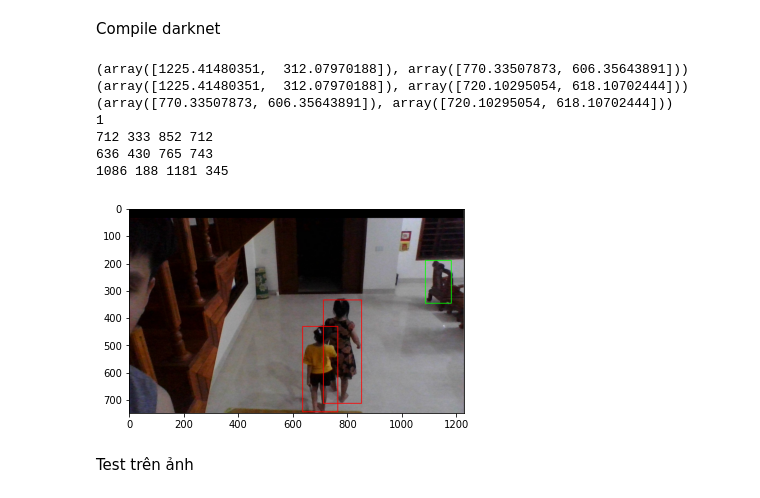
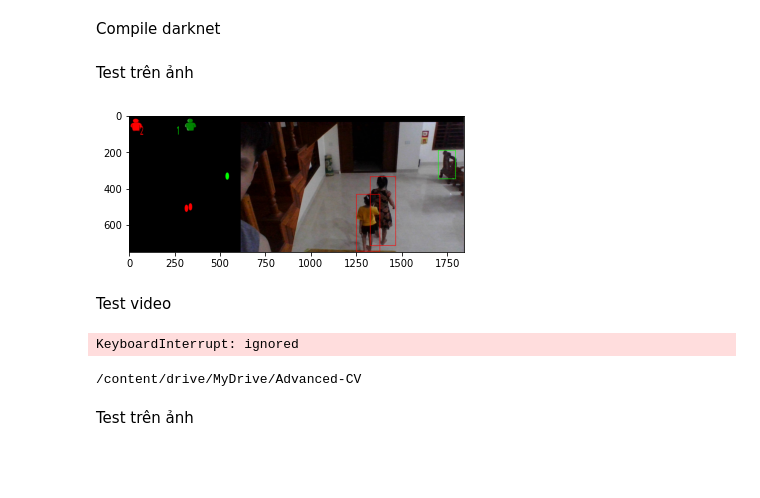
Before and after one commit to lephuocdat2000/Advanced-CV, a Jupyter notebook: FinalProject.ipynb, the cells around one changed output. Drawn from its saved outputs; the diff is of its cells as text; code cells hidden in the pictures; blank space fills up the shorter version.

```diff
--- a/FinalProject.ipynb
+++ b/FinalProject.ipynb
@@ -94,6 +94,18 @@ def DrawnRectangel(boxes,image,point,color):
     xmin,ymin,xmax,ymax = boxes[point][:].astype(int)
     cv2.rectangle(image,(int(xmin),int(ymin)),(int(xmax),int(ymax)),color,2)
 
+def get_birds_eye_view_image(transformed_points,green_box,red_box,eye_view_height,eye_view_width):
+    blank_image = cv2.imread('/content/drive/MyDrive/Advanced-CV/black_background.png')
+    blank_image = cv2.resize(blank_image,(eye_view_width,eye_view_height))
+    cv2.putText(blank_image, str(len(red_box)), (120,100), cv2.FONT_HERSHEY_SIMPLEX , 2, (0,0,255), 4, cv2.LINE_AA)
+    cv2.putText(blank_image, str(len(green_box)), (520,100), cv2.FONT_HERSHEY_SIMPLEX , 2, (0,255,0), 4, cv2.LINE_AA)
+    for point in green_box:
+        cv2.circle(blank_image,tuple(transformed_points[point].astype(int)),20,(0,255,0),-1)
+    for point in red_box:
+        cv2.circle(blank_image,tuple(transformed_points[point].astype(int)),20,(0,0,255),-1)
+    blank_image = cv2.resize(blank_image,(eye_view_width//2,eye_view_height))
+    return blank_image
+
 def video_processing(video_path,real_width,real_height,pixel_width,pixel_height):
     cap = cv2.VideoCapture(video_path)
     if (cap.isOpened()==False):
@@ -132,15 +144,15 @@ def video_processing(video_path,real_width,real_height,pixel_width,pixel_height)
                 #               x_y_.append(i+j+1)
                 #           DrawnRectangel(boxes,image_rect,i,(0,0,255))
                 #           x_y_.append(i)
-
                 diff = np.setdiff1d(list(range(0,len(boxes))),np.unique(x_y_))
                 for i in diff: DrawnRectangel(boxes,image_rect,i,(0,255,0))
-                out.write(image_rect)
             elif len(boxes)==1:
                  image_rect = frame.copy()
                  DrawnRectangel(boxes,image_rect,0,(0,255,0))
-                 out.write(image_rect)
-            else: out.write(frame)
+            else: image_rect = frame.copy()
+            birds_eye_view_image = get_birds_eye_view_image(transformed_points,diff,x_y_,frame.shape[0],frame.shape[1])
+            combined_image = np.concatenate((birds_eye_view_image,image_rect), axis=1)
+            out.write(combined_image)
             if cv2.waitKey(1)==ord('q'): break
           else: break
     out.release()
@@ -171,40 +183,40 @@ distance_minimum = 2.0
 real_width,real_height = 7.5,8.0
 pixel_width,pixel_height = B[0] - A[0], C[1]-A[1]
 M = MatrixCreation(A,B,C,D)
+# %% [markdown]
+Test trên ảnh
 # %%
 image = cv2.imread("/content/drive/MyDrive/Advanced-CV/193593992_323953159303430_8126787994321005785_n.png")
 boxes = darknet_helper(image, width, height)
 transformed_points = Points_Transformation(boxes)
 if len(boxes) > 1:
     image_rect = image.copy()
     list_indexes = list(itertools.combinations(range(len(transformed_points)), 2))
     x_y_ = []
     for i,pair in enumerate(itertools.combinations(transformed_points, r=2)):
       if np.sqrt( ((pair[0][0] - pair[1][0])*real_width/pixel_width)**2 + ((pair[0][1] - pair[1][1])*real_height/pixel_height)**2  ) < int(distance_minimum):
       #change color top view
          index_pt1 = list_indexes[i][0]
          index_pt2 = list_indexes[i][1]
       #change color original frame
          DrawnRectangel(boxes,image_rect,index_pt1,(0,0,255))
          DrawnRectangel(boxes,image_rect,index_pt2,(0,0,255))
          x_y_.append(index_pt1)
          x_y_.append(index_pt2)
          diff = np.setdiff1d(list(range(0,len(boxes))),np.unique(x_y_))
          for i in diff: DrawnRectangel(boxes,image_rect,i,(0,255,0))
 elif len(boxes)==1:
     image_rect = image.copy()
     DrawnRectangel(boxes,image_rect,0,(0,255,0))
-plt.imshow(cv2.cvtColor(image_rect,cv2.COLOR_BGR2RGB))
+else: image_rect = image.copy()
+birds_eye_view_image = get_birds_eye_view_image(transformed_points,diff,x_y_,image.shape[0],image.shape[1])
+combined_image = np.concatenate((birds_eye_view_image,image_rect), axis=1)
+plt.imshow(cv2.cvtColor(combined_image,cv2.COLOR_BGR2RGB))
 plt.show()
 # %% [output]
-(array([1225.41480351,  312.07970188]), array([770.33507873, 606.35643891]))
-(array([1225.41480351,  312.07970188]), array([720.10295054, 618.10702444]))
-(array([770.33507873, 606.35643891]), array([720.10295054, 618.10702444]))
-1
-712 333 852 712
-636 430 765 743
-1086 188 1181 345
-[figure, old version]
+[figure, new version]
+# %% [markdown]
+Test video
 # %%
 A = [250,130]
 B = [750,130]
@@ -212,8 +224,15 @@ C = [10,310]
 D = [870,310]
 pixel_widtd,pixel_height = B[0] - A[0], C[1]-A[1]
 M = MatrixCreation(A,B,C,D)
+real_width,real_height = 7.5,8.0
 video_path='/content/drive/MyDrive/Advanced-CV/People2_Trim.mp4'
 video_processing(video_path,real_width,real_height,pixel_width,pixel_height)
+# %% [output]
+KeyboardInterrupt: ignored
+# %%
+cd /content/drive/MyDrive/Advanced-CV/
+# %% [output]
+/content/drive/MyDrive/Advanced-CV
 # %% [markdown]
 Test trên ảnh
 # %% [markdown]
```
Also changed, not shown: parts of 1 cell of this notebook.
